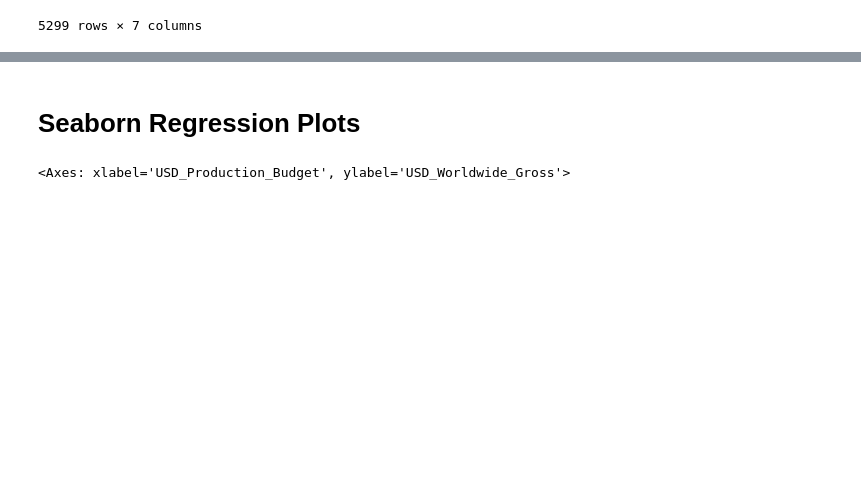
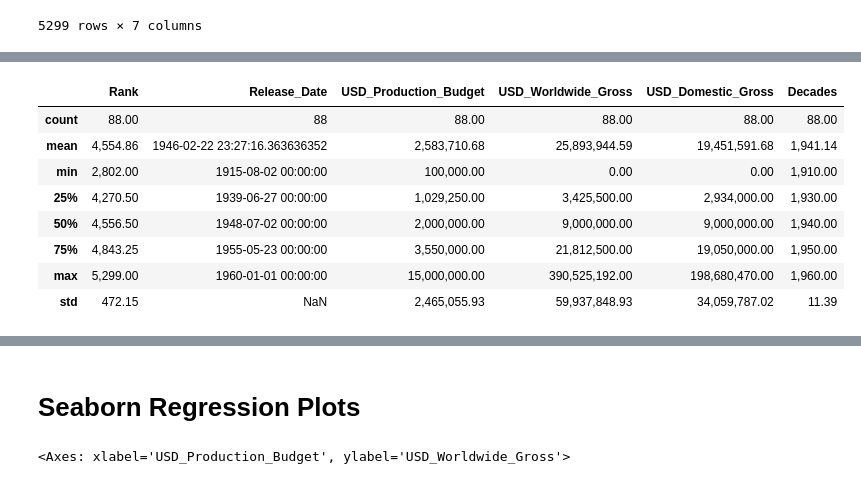
Before and after one commit to thomasandrew/learning_data_science, a Jupyter notebook: course/seaborn_scikit_learn/Seaborn_and_Linear_Regression_part_three.ipynb, the cells around one changed output, grey strips where cells are left out. Cells and saved outputs as stored; diff of their text form; code cells hidden in the pictures; blank space fills up the shorter version.

```diff
--- a/course/seaborn_scikit_learn/Seaborn_and_Linear_Regression_part_three.ipynb
+++ b/course/seaborn_scikit_learn/Seaborn_and_Linear_Regression_part_three.ipynb
@@ -649,3 +636,21 @@ old_films.describe()
+# %%
+'''
+The cut-off for our calculation is 1960 in the Decade column because this will still include 1969.
+When we inspect our old_films DataFrame we see that it only includes 153 films.
+As we saw in the bubble chart, the bulk of films in the dataset have been released in the last 30 years.
+'''
+
+old_films.describe()
+# %% [output]
+|  | Rank | Release_Date | USD_Production_Budget | USD_Worldwide_Gross | USD_Domestic_Gross | Decades |
+| count | 88.00 | 88 | 88.00 | 88.00 | 88.00 | 88.00 |
+| mean | 4,554.86 | 1946-02-22 23:27:16.363636352 | 2,583,710.68 | 25,893,944.59 | 19,451,591.68 | 1,941.14 |
+| min | 2,802.00 | 1915-08-02 00:00:00 | 100,000.00 | 0.00 | 0.00 | 1,910.00 |
+| 25% | 4,270.50 | 1939-06-27 00:00:00 | 1,029,250.00 | 3,425,500.00 | 2,934,000.00 | 1,930.00 |
+| 50% | 4,556.50 | 1948-07-02 00:00:00 | 2,000,000.00 | 9,000,000.00 | 9,000,000.00 | 1,940.00 |
+| 75% | 4,843.25 | 1955-05-23 00:00:00 | 3,550,000.00 | 21,812,500.00 | 19,050,000.00 | 1,950.00 |
+| max | 5,299.00 | 1960-01-01 00:00:00 | 15,000,000.00 | 390,525,192.00 | 198,680,470.00 | 1,960.00 |
+| std | 472.15 | NaN | 2,465,055.93 | 59,937,848.93 | 34,059,787.02 | 11.39 |
 # %%
 old_films.sort_values('USD_Production_Budget', ascending=False).head()
 # %% [output]
```
Also changed, not shown: parts of 22 cells of this notebook.
